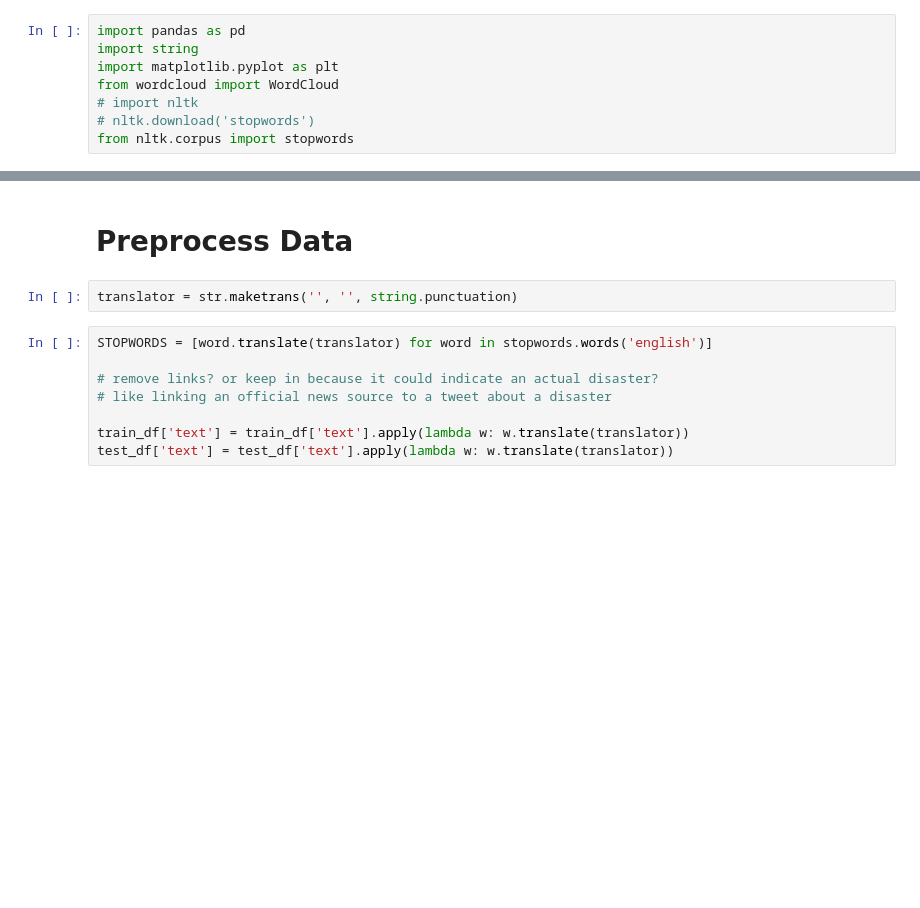
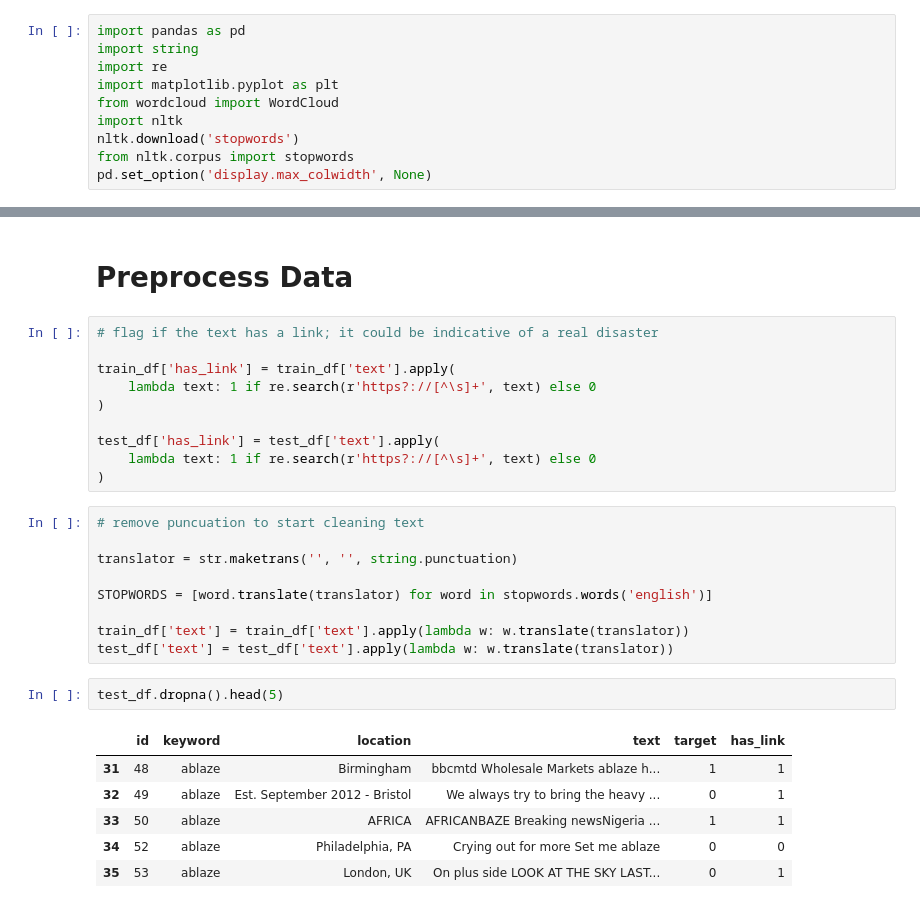
Before and after one commit to 20mattk/Kaggle-Disaster-Tweets-Competition, a Jupyter notebook: Disaster Tweets.ipynb, the cells around one changed output, grey strips where cells are left out. Drawn from its saved outputs; the diff is of its cells as text; blank space fills up the shorter version.

Commit message:
Flagging if a tweet contains a link or not

```diff
--- a/Disaster Tweets.ipynb
+++ b/Disaster Tweets.ipynb
@@ -3,8 +3,10 @@
 # %%
 import pandas as pd
 import string
+import re
 import matplotlib.pyplot as plt
 from wordcloud import WordCloud
-# import nltk
-# nltk.download('stopwords')
+import nltk
+nltk.download('stopwords')
 from nltk.corpus import stopwords
+pd.set_option('display.max_colwidth', None)
@@ -111,12 +117,30 @@ plt.imshow(WordCloud(background_color='white').generate(text));
 # %% [markdown]
 # Preprocess Data
-# %%
-translator = str.maketrans('', '', string.punctuation)
+# %%
+# flag if the text has a link; it could be indicative of a real disaster
+
+train_df['has_link'] = train_df['text'].apply(
+    lambda text: 1 if re.search(r'https?://[^\s]+', text) else 0
+)
+
+test_df['has_link'] = test_df['text'].apply(
+    lambda text: 1 if re.search(r'https?://[^\s]+', text) else 0
+)
 # %%
+# remove puncuation to start cleaning text
+
+translator = str.maketrans('', '', string.punctuation)
+
 STOPWORDS = [word.translate(translator) for word in stopwords.words('english')]
-
-# remove links? or keep in because it could indicate an actual disaster?
-# like linking an official news source to a tweet about a disaster
 
 train_df['text'] = train_df['text'].apply(lambda w: w.translate(translator))
 test_df['text'] = test_df['text'].apply(lambda w: w.translate(translator))
+# %%
+test_df.dropna().head(5)
+# %% [output]
+|  | id | keyword | location | text | target | has_link |
+| 31 | 48 | ablaze | Birmingham | bbcmtd Wholesale Markets ablaze h... | 1 | 1 |
+| 32 | 49 | ablaze | Est. September 2012 - Bristol | We always try to bring the heavy ... | 0 | 1 |
+| 33 | 50 | ablaze | AFRICA | AFRICANBAZE Breaking newsNigeria ... | 1 | 1 |
+| 34 | 52 | ablaze | Philadelphia, PA | Crying out for more Set me ablaze | 0 | 0 |
+| 35 | 53 | ablaze | London, UK | On plus side LOOK AT THE SKY LAST... | 0 | 1 |
```
Also changed, not shown: parts of 3 cells of this notebook.
